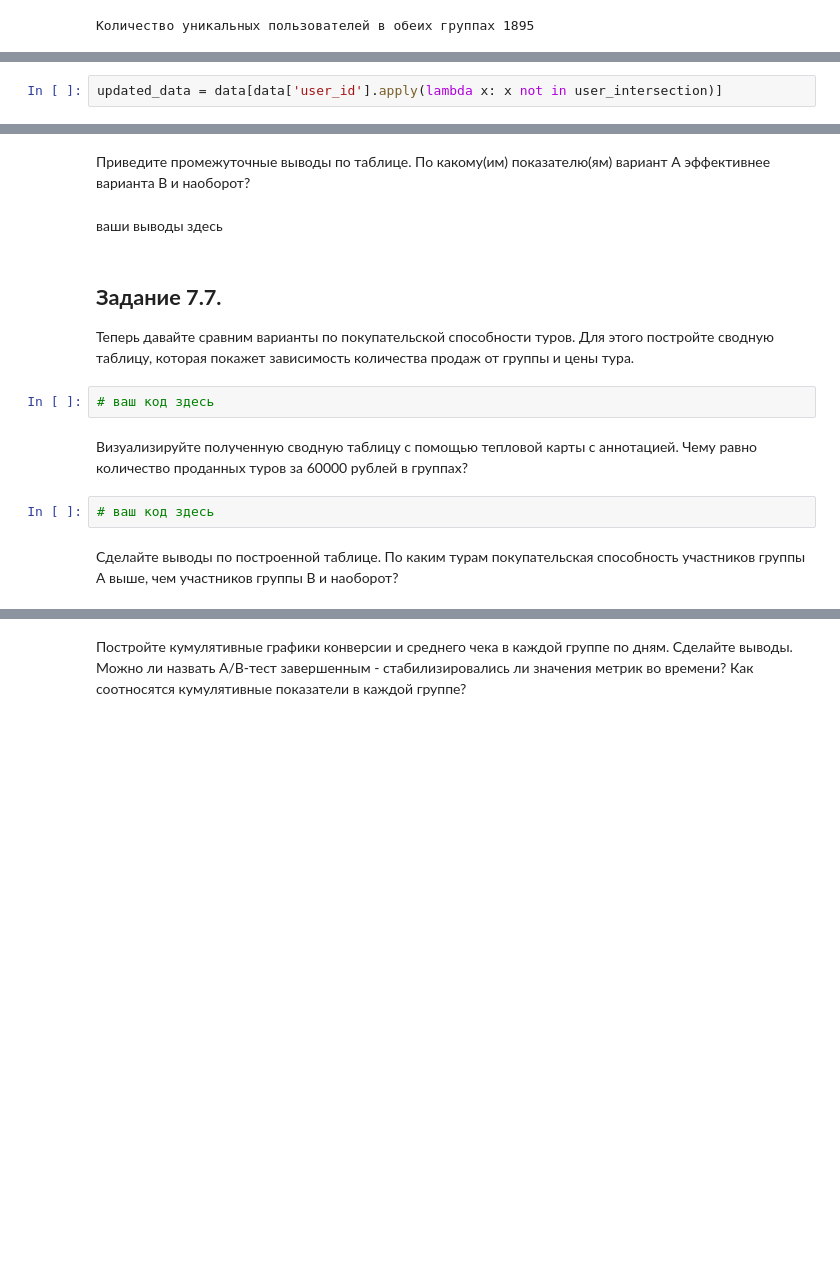
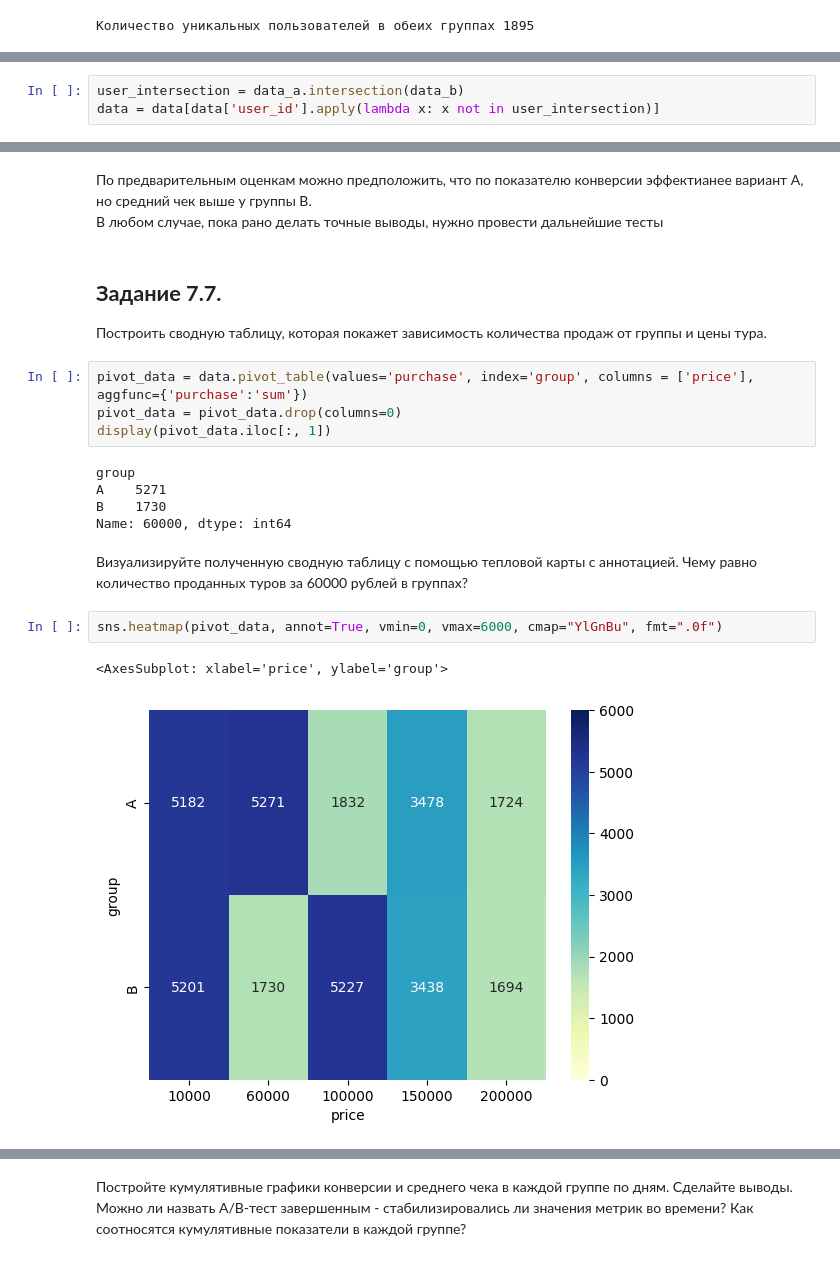
Before and after one commit to PlatArs/Travel_agency_AB-test, a Jupyter notebook: Travel agency AB testing.ipynb, the cells around one changed output, grey strips where cells are left out. Saved outputs shown, nothing was run; the diff lists cells and outputs as text; blank space fills up the shorter version.

```diff
--- a/Travel agency AB testing.ipynb
+++ b/Travel agency AB testing.ipynb
@@ -117,2 +122,3 @@ print(f'Количество уникальных пользователей в
 # %%
-updated_data = data[data['user_id'].apply(lambda x: x not in user_intersection)]
+user_intersection = data_a.intersection(data_b)
+data = data[data['user_id'].apply(lambda x: x not in user_intersection)]
@@ -158,18 +163,25 @@ NameError: name 'user_intersection' is not defined
-# %% [markdown]
-Приведите промежуточные выводы по таблице. По какому(им) показателю(ям) вариант А эффективнее варианта B и наоборот?
 # %% [markdown]
-ваши выводы здесь
+По предварительным оценкам можно предположить, что по показателю конверсии эффектианее вариант А, но средний чек выше у группы В.
+В любом случае, пока рано делать точные выводы, нужно провести дальнейшие тесты
 # %% [markdown]
 ## **Задание 7.7.**
 
-Теперь давайте сравним варианты по покупательской способности туров. Для этого постройте сводную таблицу, которая покажет зависимость количества продаж от группы и цены тура.
+Построить сводную таблицу, которая покажет зависимость количества продаж от группы и цены тура.
 # %%
-# ваш код здесь
+pivot_data = data.pivot_table(values='purchase', index='group', columns = ['price'], aggfunc={'purchase':'sum'})
+pivot_data = pivot_data.drop(columns=0)
+display(pivot_data.iloc[:, 1])
+# %% [output]
+group
+A    5271
+B    1730
+Name: 60000, dtype: int64
 # %% [markdown]
 Визуализируйте полученную сводную таблицу с помощью тепловой карты с аннотацией.
 Чему равно количество проданных туров за 60000 рублей в группах?
 # %%
-# ваш код здесь
+sns.heatmap(pivot_data, annot=True, vmin=0, vmax=6000, cmap="YlGnBu", fmt=".0f")
+# %% [output]
+<AxesSubplot: xlabel='price', ylabel='group'>
+[figure, added]
-# %% [markdown]
-Сделайте выводы по построенной таблице. По каким турам покупательская способность участников группы А выше, чем участников группы B и наоборот?
 # %% [markdown]
```
Also changed, not shown: parts of 17 cells of this notebook.
